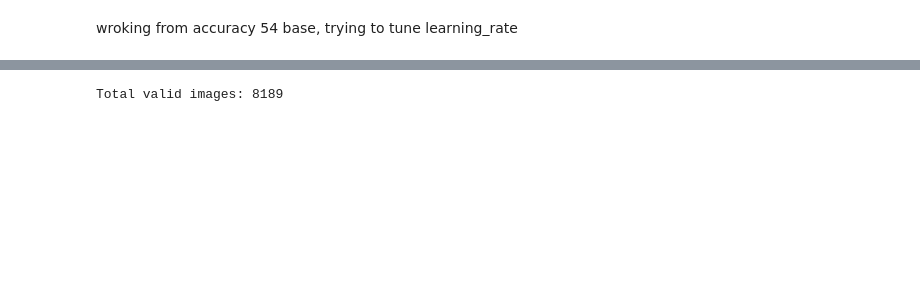
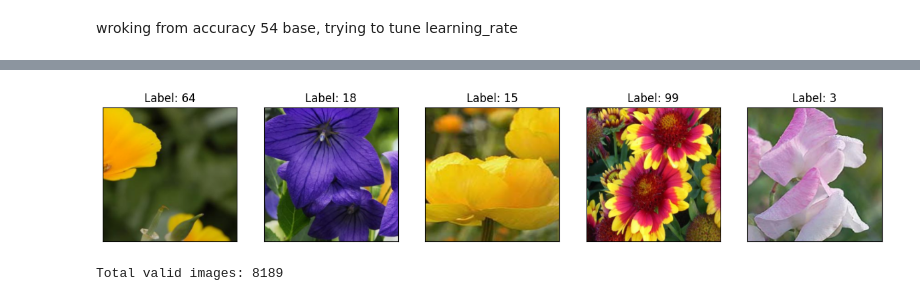
Before and after one commit to scxr/int2, a Jupyter notebook: active_work.ipynb, the cells around one changed output, grey strips where cells are left out. Drawn from its saved outputs; the diff is of its cells as text; code cells hidden in the pictures; blank space fills up the shorter version.

```diff
--- a/active_work.ipynb
+++ b/active_work.ipynb
@@ -130,26 +125,48 @@ metadata
+# %%
+def imshow(img):
+    img = img.numpy().transpose((1, 2, 0)) # Convert the tensor to a NumPy array and transpose to (H, W, C)
+    mean = np.array([0.485, 0.456, 0.406]) # Mean used in normalization
+    std = np.array([0.229, 0.224, 0.225]) # Standard deviation used in normalization
+    img = std * img + mean # Unnormalize the image
+    img = np.clip(img, 0, 1) # Clip values to the valid range [0, 1]
+    plt.imshow(img) # Display the image
 # %%
 transform = transforms.Compose([
     transforms.RandomResizedCrop(224), # resize the image to a random scale + aspect ratio and crop to 224x224 (helps model generalise
     transforms.RandomHorizontalFlip(), # randomly flip the image horizontally (50/50 chance)
     transforms.ToTensor(), # convert image from PIL to tensor
     transforms.Normalize([0.485, 0.456, 0.406], [0.229, 0.224, 0.225]) # normalise the image with mean and standard deviation
 ])
 valid_transforms = transforms.Compose([
     transforms.Resize(256), # resize the image to 256x256
     transforms.CenterCrop(224), # crop the image to 224x224 (center)
     transforms.ToTensor(), # convert image from PIL to tensor
     transforms.Normalize([0.485, 0.456, 0.406], [0.229, 0.224, 0.225]) # normalise the image with mean and standard deviation
 ])
 test_transform = transforms.Compose([
     transforms.Resize(256), # resize the image to 256x256
     transforms.CenterCrop(224), # crop the image to 224x224 (center)
     transforms.ToTensor(), # convert image from PIL to tensor
     transforms.Normalize([0.485, 0.456, 0.406], [0.229, 0.224, 0.225]) # normalise the image with mean and standard deviation
 ])
 
 train_set = torchvision.datasets.Flowers102(root="data", download=True, transform=transform)
 test_set = torchvision.datasets.Flowers102(root="data", download=True, split="test", transform=test_transform)
 val_set = torchvision.datasets.Flowers102(root="data", download=True, split="val", transform=valid_transforms)
+num_images = 5 # Number of images to display
+
+fig = plt.figure(figsize=(15, 5))
+
+for i in range(num_images):
+    idx = np.random.randint(len(train_set)) # Randomly select an index from the train set
+    img, label = train_set[idx] # Get the image and label at the selected index
+    ax = fig.add_subplot(1, num_images, i + 1, xticks=[], yticks=[])
+    imshow(img) # Display the image
+    ax.set_title(f"Label: {label}") # Set the title to show the label
+
+plt.show()
+# %% [output]
+[figure, added]
 # %%
 train_loader = DataLoader(train_set, batch_size=BATCH_SIZE, shuffle=True)
 val_loader = DataLoader(val_set, batch_size=BATCH_SIZE, shuffle=True)
```
Also changed, not shown: parts of 8 cells of this notebook, 3 other files.
